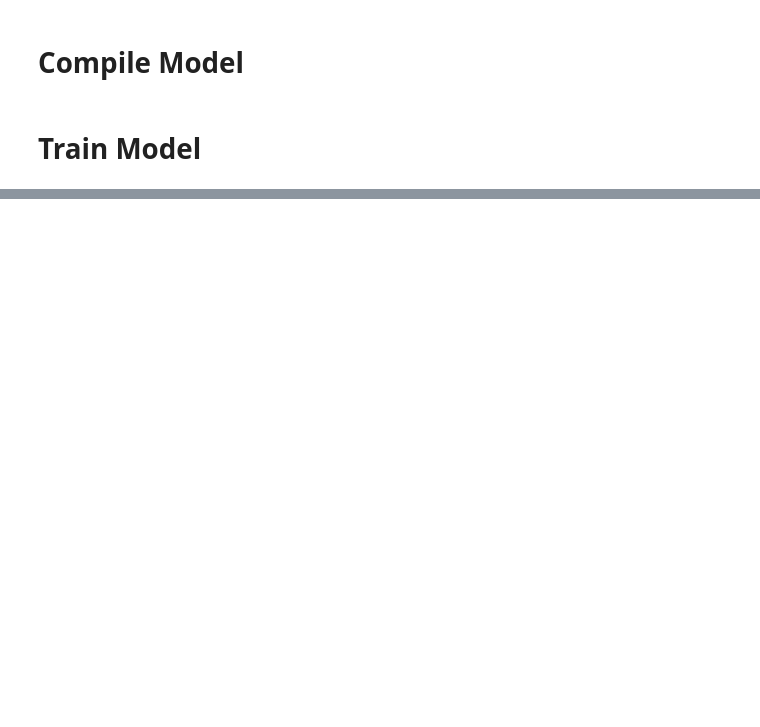
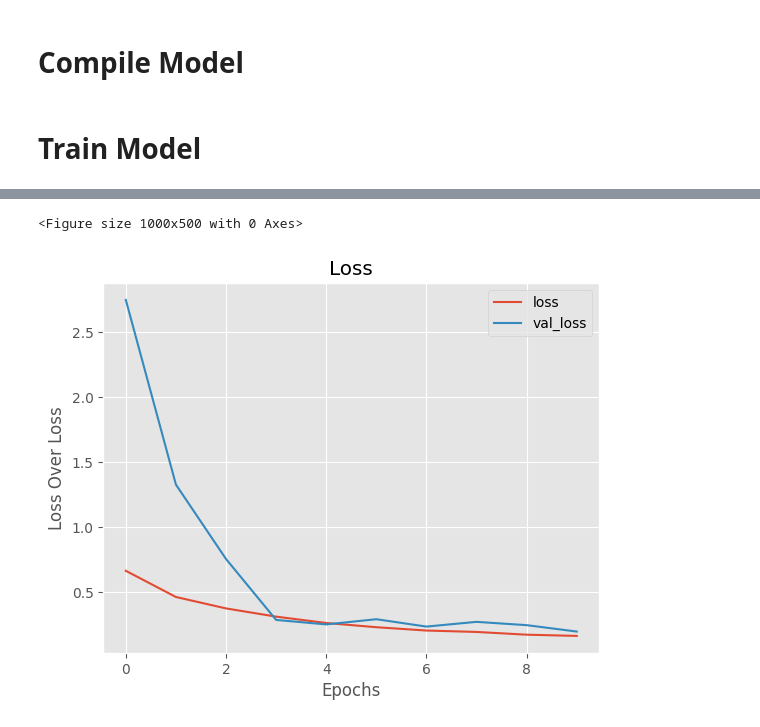
Before and after one commit to MuhammadUmerKhan/SMIT-Institute-Files, a Jupyter notebook: All Files/Deep Learning/Cat_vs_Dog.ipynb, the cells around one changed output, grey strips where cells are left out. Drawn from its saved outputs; the diff is of its cells as text; code cells hidden in the pictures; blank space fills up the shorter version.

```diff
--- a/All Files/Deep Learning/Cat_vs_Dog.ipynb
+++ b/All Files/Deep Learning/Cat_vs_Dog.ipynb
@@ -105,17 +111,19 @@ test_datagen = ImageDataGenerator(rescale=1.0/255.0)
 # %%
-train_data = train_datagen.flow_from_directory(
-                                              train_dir,
-                                               target_size=(224, 224),
-                                               batch_size=128,
-                                               class_mode='binary')
-val_data = val_datagen.flow_from_directory(
-                                              val_dir,
-                                               target_size=(224, 224),
-                                               batch_size=128,
-                                               class_mode='binary')
-test_data = test_datagen.flow_from_directory(
-                                              test_dir,
-                                               target_size=(224, 224),
-                                               batch_size=128,
-                                               class_mode='binary')
+train_generator = train_gen.flow_from_directory(
+        '/content/data/train',
+        target_size = (224, 224),
+        batch_size = 128,
+        class_mode = 'binary')
+
+val_generator = val_gen.flow_from_directory(
+        '/content/data/val',
+        target_size = (224, 224),
+        batch_size = 128,
+        class_mode = 'binary')
+
+test_generator = test_gen.flow_from_directory(
+        '/content/data/test',
+        target_size = (224, 224),
+        batch_size = 128,
+        class_mode = 'binary')
 # %% [output]
@@ -180,5 +204,5 @@ model.compile(optimizer=opt, loss='binary_crossentropy', metrics=['accuracy'])
 # %% [markdown]
 # Train Model
 # %%
-history = model.fit(train_data, epochs=5, validation_data=val_data, batch_size=32)
+history = model.fit(train_generator, epochs=10, validation_data=val_generator)
 # %% [output]
@@ -186,0 +232,3 @@ Epoch 1/5
+# %%
+result = pd.DataFrame(history.history)
+result.tail()
@@ -186,0 +242,11 @@ Epoch 1/5
+# %%
+plt.style.use('ggplot')
+plt.figure(figsize=(10,5))
+result[['loss', 'val_loss']].plot()
+plt.xlabel('Epochs')
+plt.ylabel('Loss Over Loss')
+plt.title('Loss')
+plt.show()
+# %% [output]
+<Figure size 1000x500 with 0 Axes>
+[figure, added]
```
Also changed, not shown: parts of 17 cells of this notebook, 1 other file.
